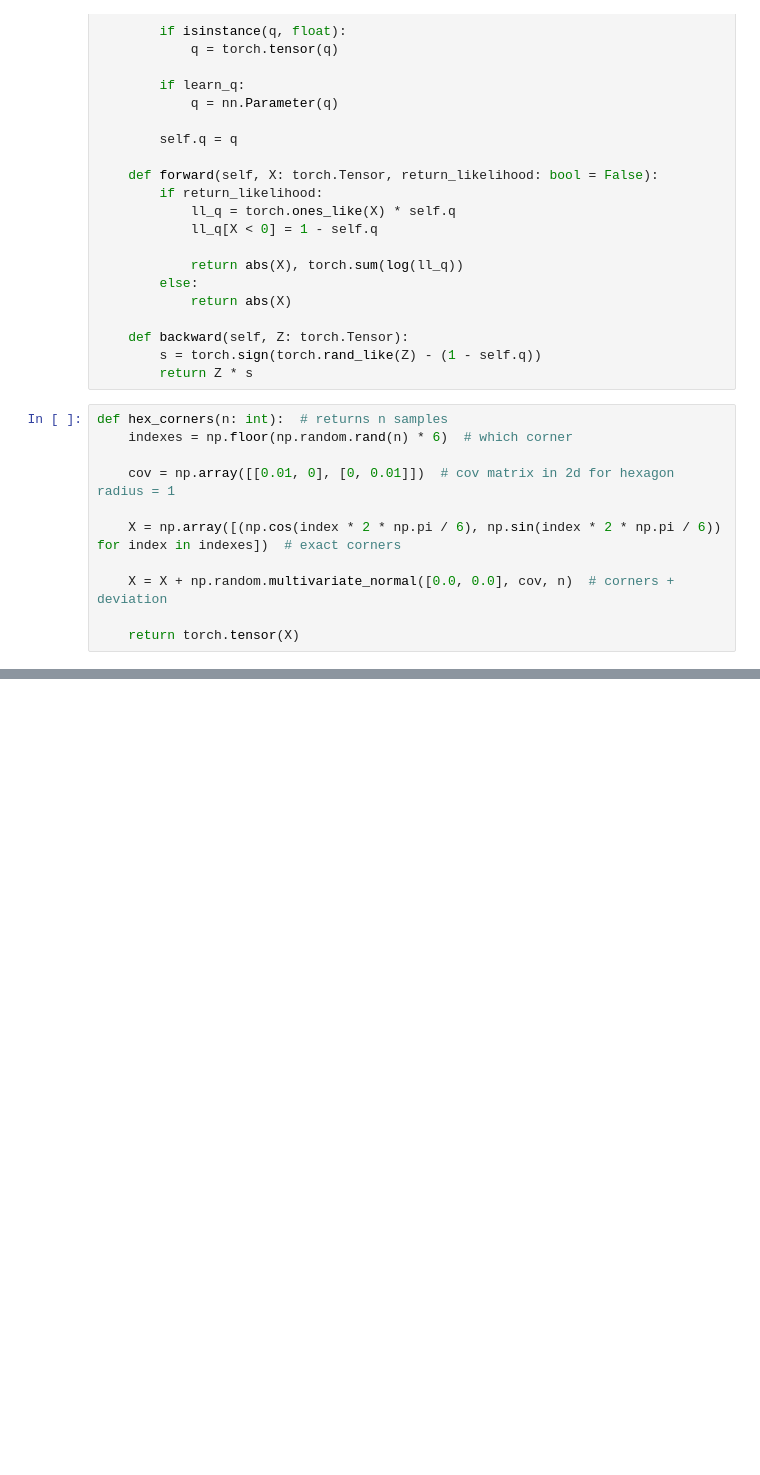
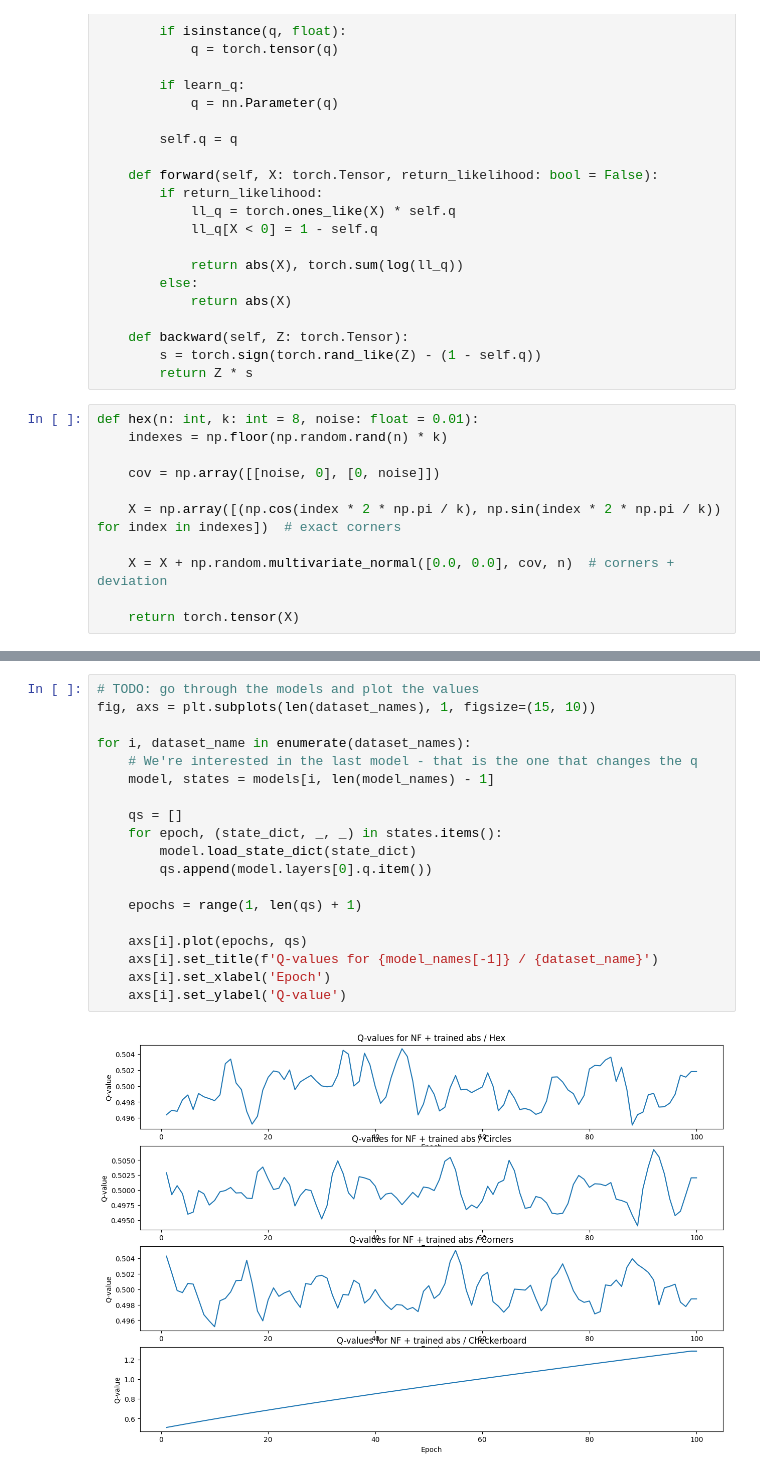
Before and after one commit to xiaoxiae/SurVAE-replication, a Jupyter notebook: main.ipynb, the cells around one changed output, grey strips where cells are left out. Cells and saved outputs as stored; diff of their text form; blank space fills up the shorter version.

```diff
--- a/main.ipynb
+++ b/main.ipynb
@@ -197,12 +200,12 @@ class AbsoluteUnit(Layer):
         s = torch.sign(torch.rand_like(Z) - (1 - self.q))
         return Z * s
 # %%
-def hex_corners(n: int):  # returns n samples
-    indexes = np.floor(np.random.rand(n) * 6)  # which corner
+def hex(n: int, k: int = 8, noise: float = 0.01):
+    indexes = np.floor(np.random.rand(n) * k)
 
-    cov = np.array([[0.01, 0], [0, 0.01]])  # cov matrix in 2d for hexagon radius = 1
+    cov = np.array([[noise, 0], [0, noise]])
 
-    X = np.array([(np.cos(index * 2 * np.pi / 6), np.sin(index * 2 * np.pi / 6)) for index in indexes])  # exact corners
+    X = np.array([(np.cos(index * 2 * np.pi / k), np.sin(index * 2 * np.pi / k)) for index in indexes])  # exact corners
 
     X = X + np.random.multivariate_normal([0.0, 0.0], cov, n)  # corners + deviation
 
@@ -338,0 +447,21 @@ tensor(0.4984, device='cuda:0', requires_grad=True)
+# %%
+# TODO: go through the models and plot the values
+fig, axs = plt.subplots(len(dataset_names), 1, figsize=(15, 10))
+
+for i, dataset_name in enumerate(dataset_names):
+    # We're interested in the last model - that is the one that changes the q
+    model, states = models[i, len(model_names) - 1]
+
+    qs = []
+    for epoch, (state_dict, _, _) in states.items():
+        model.load_state_dict(state_dict)
+        qs.append(model.layers[0].q.item())
+
+    epochs = range(1, len(qs) + 1)
+
+    axs[i].plot(epochs, qs)
+    axs[i].set_title(f'Q-values for {model_names[-1]} / {dataset_name}')
+    axs[i].set_xlabel('Epoch')
+    axs[i].set_ylabel('Q-value')
+# %% [output]
+[figure, added]
```
Also changed, not shown: parts of 20 cells of this notebook.
